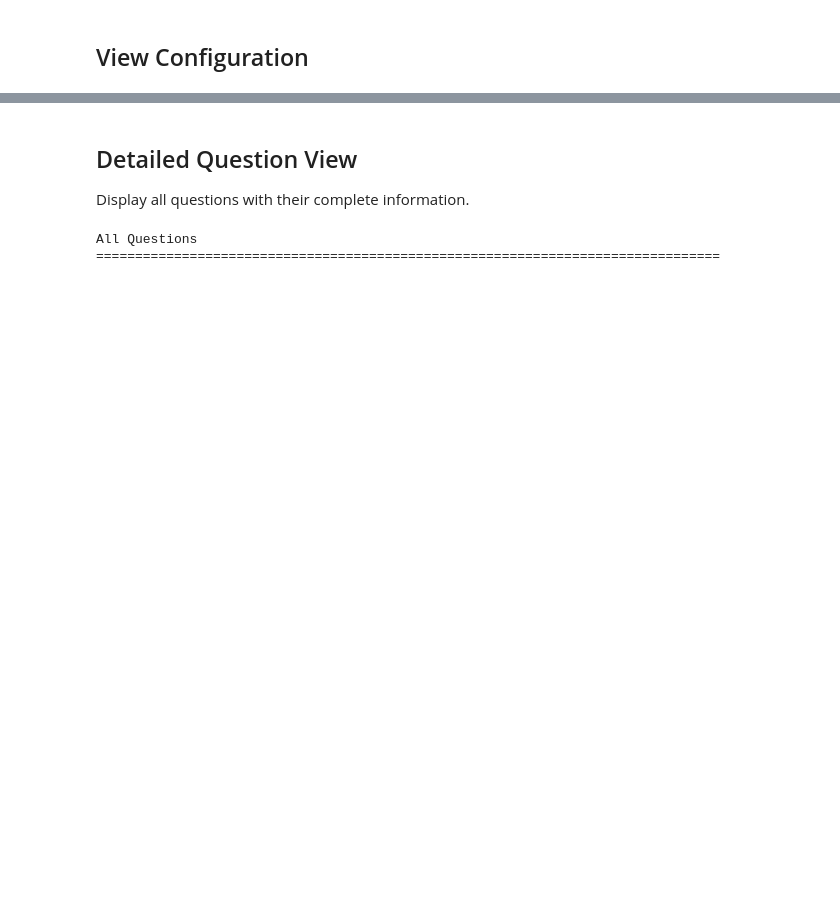
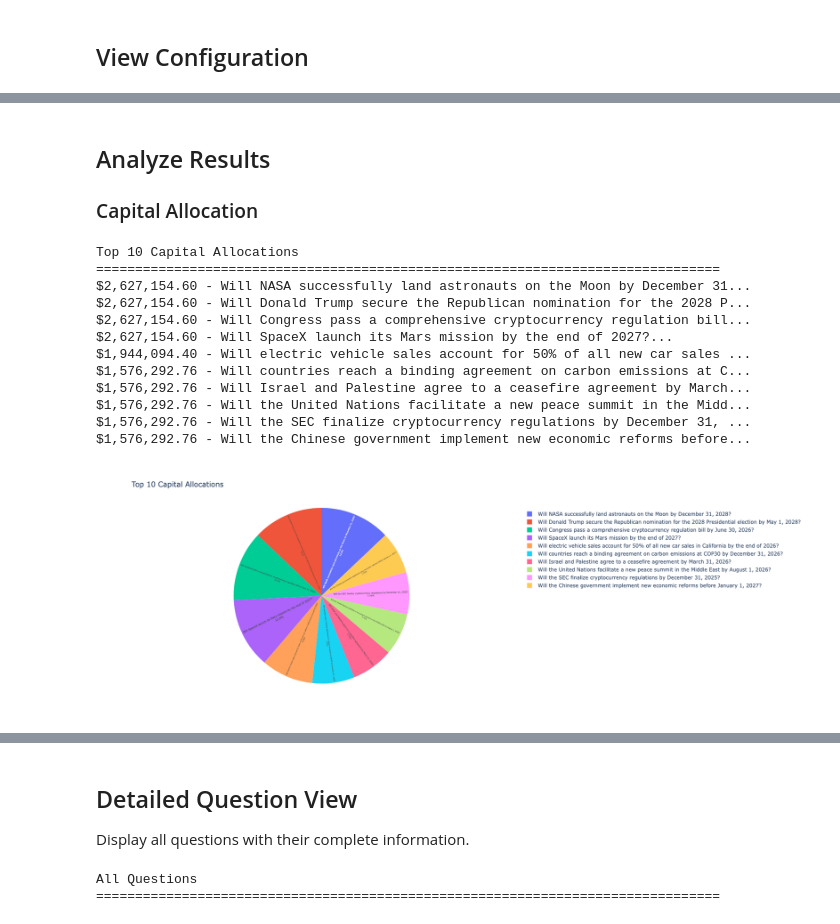
Before and after one commit to williamcottrell72/eterniscollab, a Jupyter notebook: notebooks/pipeline_summary.ipynb, the cells around one changed output, grey strips where cells are left out. Saved outputs shown, nothing was run; the diff lists cells and outputs as text; code cells hidden in the pictures; blank space fills up the shorter version.

```diff
--- a/notebooks/pipeline_summary.ipynb
+++ b/notebooks/pipeline_summary.ipynb
@@ -323,24 +147,0 @@ $    367.40 - Will the first set of prohibitions under the EU AI Act take effec.
-# %%
-if df is not None and 'estimated_daily_volume' in df.columns and 'probability_mean' in df.columns:
-    # Filter out missing values
-    df_valid = df.dropna(subset=['estimated_daily_volume', 'probability_mean'])
-
-    if len(df_valid) > 0:
-        fig = px.scatter(
-            df_valid,
-            x='probability_mean',
-            y='estimated_daily_volume',
-            size='allocated_capital',
-            hover_data=['question', 'topic'],
-            title='Volume vs Probability (size = allocated capital)',
-            labels={
-                'probability_mean': 'Probability of YES',
-                'estimated_daily_volume': 'Estimated Daily Volume ($)'
-            },
-            height=600,
-            width=1000
-        )
-        fig.update_layout(font=dict(size=14))
-        fig.show()
-    else:
-        print("No valid data for volume vs probability plot")
@@ -348,0 +175,23 @@ if df is not None and 'estimated_daily_volume' in df.columns and 'probability_me
+# %% [markdown]
+## Analyze Results
+
+### Capital Allocation
+# %%
+if df is not None:
+    fig = plot_capital_allocation(df, top_n=10)
+    if fig:
+        fig.show()
+# %% [output]
+Top 10 Capital Allocations
+================================================================================
+$2,627,154.60 - Will NASA successfully land astronauts on the Moon by December 31...
+$2,627,154.60 - Will Donald Trump secure the Republican nomination for the 2028 P...
+$2,627,154.60 - Will Congress pass a comprehensive cryptocurrency regulation bill...
+$2,627,154.60 - Will SpaceX launch its Mars mission by the end of 2027?...
+$1,944,094.40 - Will electric vehicle sales account for 50% of all new car sales ...
+$1,576,292.76 - Will countries reach a binding agreement on carbon emissions at C...
+$1,576,292.76 - Will Israel and Palestine agree to a ceasefire agreement by March...
+$1,576,292.76 - Will the United Nations facilitate a new peace summit in the Midd...
+$1,576,292.76 - Will the SEC finalize cryptocurrency regulations by December 31, ...
+$1,576,292.76 - Will the Chinese government implement new economic reforms before...
+[figure, added]
```
Also changed, not shown: parts of 24 cells of this notebook, 8 other files.
